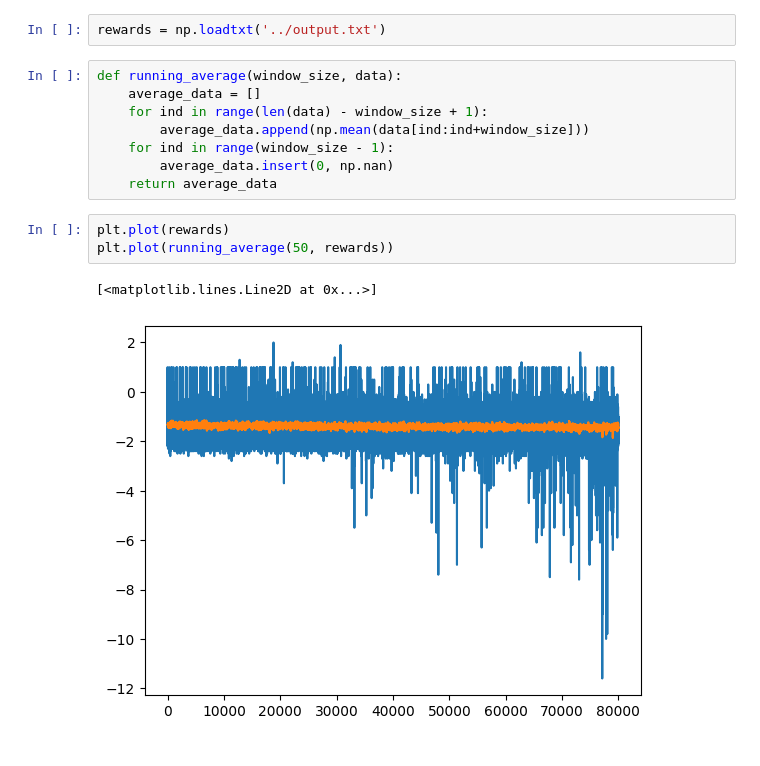
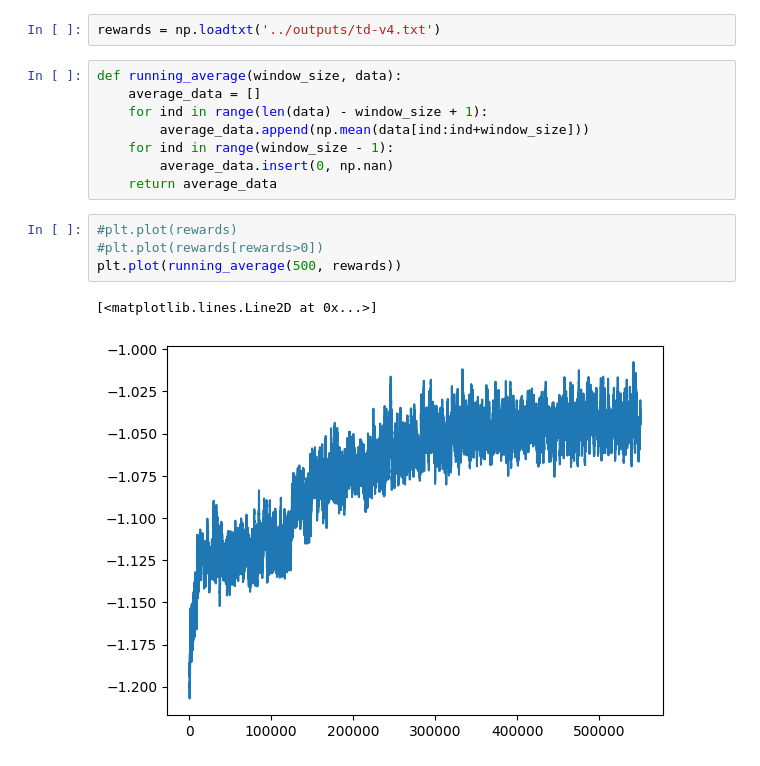
Before and after one commit to fredpell1/snake-RL, a Jupyter notebook: src/plot.ipynb, the cells around one changed output. Saved outputs shown, nothing was run; the diff lists cells and outputs as text.

```diff
--- a/src/plot.ipynb
+++ b/src/plot.ipynb
@@ -2,7 +2,7 @@
 import matplotlib.pyplot as plt
 import numpy as np
 # %%
-rewards = np.loadtxt('../output.txt')
+rewards = np.loadtxt('../outputs/td-v4.txt')
 # %%
 def running_average(window_size, data):
     average_data = []
@@ -12,8 +12,9 @@ def running_average(window_size, data):
         average_data.insert(0, np.nan)
     return average_data
 # %%
-plt.plot(rewards)
-plt.plot(running_average(50, rewards))
+#plt.plot(rewards)
+#plt.plot(rewards[rewards>0])
+plt.plot(running_average(500, rewards))
 # %% [output]
 [<matplotlib.lines.Line2D at 0x...>]
-[figure, old version]
+[figure, new version]
```
Also changed, not shown: 3 other files.
